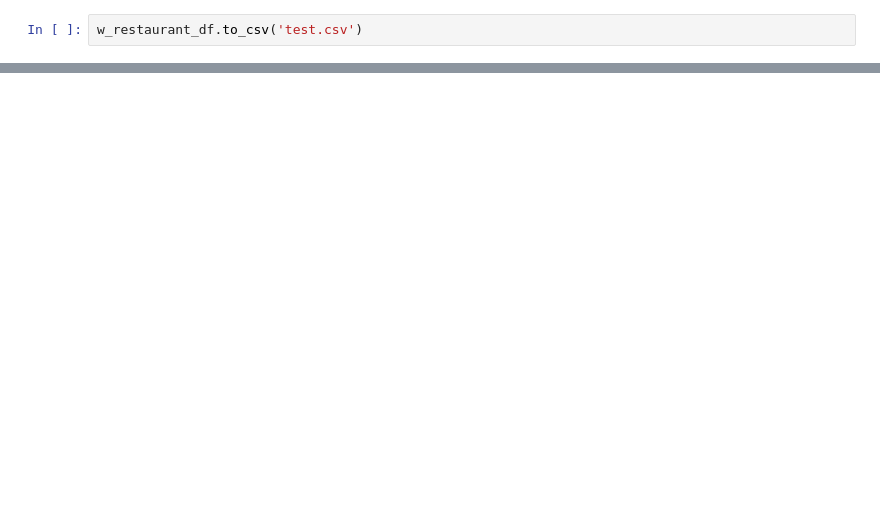
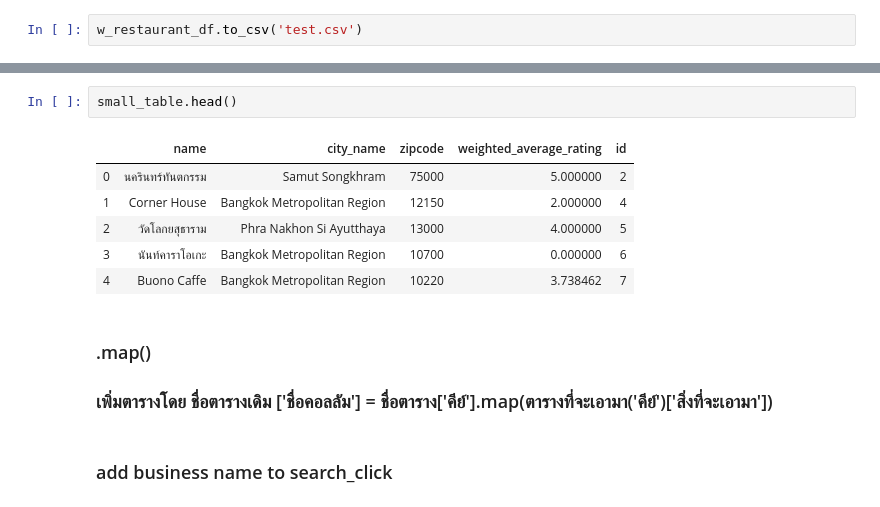
Before and after one commit to Krocata613020188-1/python_dataviz, a Jupyter notebook: Pandas 101.ipynb, the cells around one changed output, grey strips where cells are left out. Saved outputs shown, nothing was run; the diff lists cells and outputs as text; blank space fills up the shorter version.

```diff
--- a/Pandas 101.ipynb
+++ b/Pandas 101.ipynb
@@ -234,0 +302,14 @@ w_restaurant_df.to_csv('test.csv')
+# %%
+small_table.head()
+# %% [output]
+|  | name | city_name | zipcode | weighted_average_rating | id |
+| 0 | นครินทร์ทันตกรรม | Samut Songkhram | 75000 | 5.000000 | 2 |
+| 1 | Corner House | Bangkok Metropolitan Region | 12150 | 2.000000 | 4 |
+| 2 | วัดโลกยสุธาราม | Phra Nakhon Si Ayutthaya | 13000 | 4.000000 | 5 |
+| 3 | นันท์คาราโอเกะ | Bangkok Metropolitan Region | 10700 | 0.000000 | 6 |
+| 4 | Buono Caffe | Bangkok Metropolitan Region | 10220 | 3.738462 | 7 |
+# %% [markdown]
+### .map()
+### เพิ่มตารางโดย ชื่อตารางเดิม ['ชื่อคอลลัม']  = ชื่อตาราง['คีย์'].map(ตารางที่จะเอามา('คีย์')['สิ่งที่จะเอามา'])
+# %% [markdown]
+### add business name to search_click
```
Also changed, not shown: parts of 24 cells of this notebook, 2 other files.
